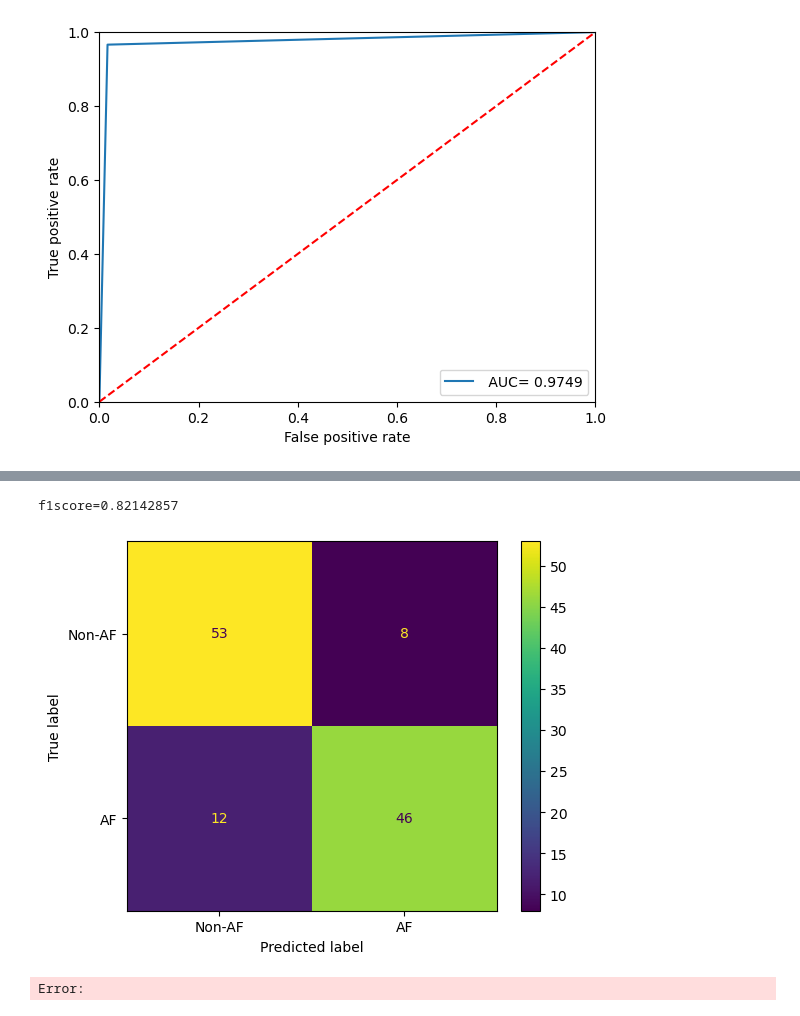
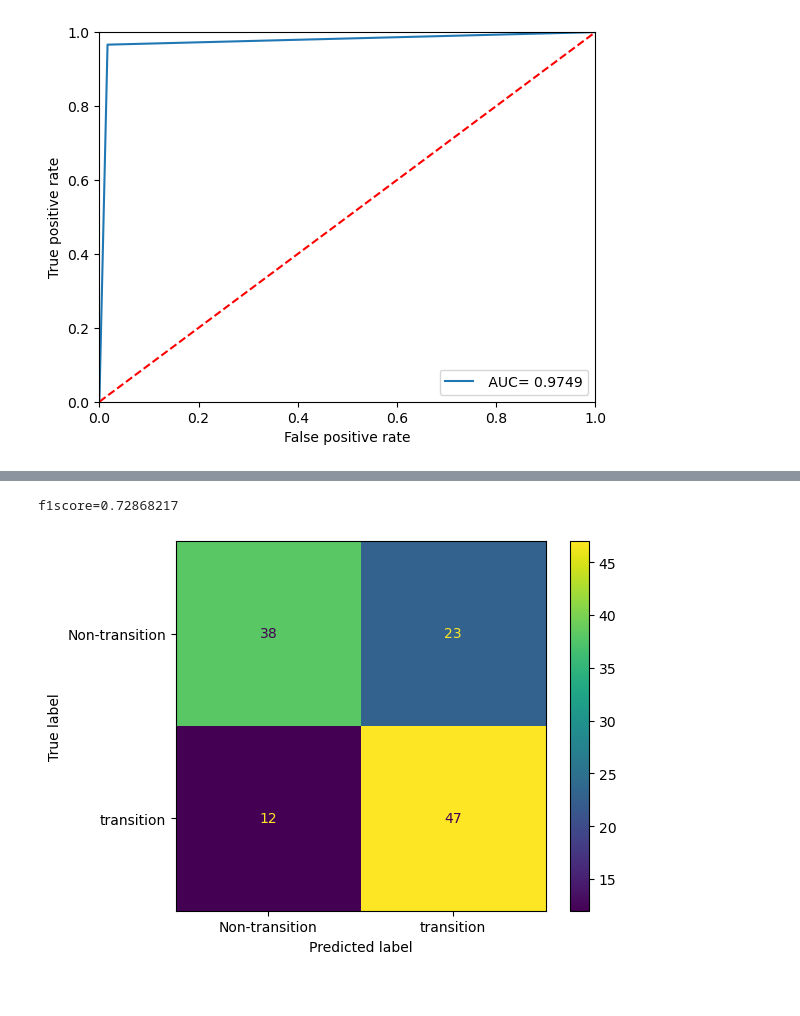
Before and after one commit to Leeyoungsup/Pathology_Hackathon, a Jupyter notebook: model_test.ipynb, the cells around one changed output, grey strips where cells are left out. Drawn from its saved outputs; the diff is of its cells as text; code cells hidden in the pictures.

```diff
--- a/model_test.ipynb
+++ b/model_test.ipynb
@@ -195,21 +184,24 @@ weighted avg       0.81      0.81      0.81       120
 # %%
-from sklearn.metrics import classification_report
+
 from sklearn.metrics import confusion_matrix
 from sklearn.metrics import ConfusionMatrixDisplay
-from sklearn.metrics import f1_score
-from copy import copy
+
 import numpy as np
-cm = confusion_matrix(total_y.cpu().argmax(axis=1),total_prob.cpu().argmax(axis=1))
-cm=np.array([[53,8],[12,46]])
+
+cm=np.array([[38,61-38],[12,47]])
 TP=cm[1,1]
 TN=cm[0,0]
 FP=cm[0,1]
 FN=cm[1,0]
+classes = ['Non-transition','transition']
+
 cm_display = ConfusionMatrixDisplay(cm,
                               display_labels=classes).plot()
+
+
+
 F1=2*TP/(2*TP+FP+FN)
 print(F'f1score={F1:.8f}')
 # %% [output]
-f1score=0.82142857
+f1score=0.72868217
-[figure, old version]
+[figure, new version]
-Error:
```
Also changed, not shown: parts of 1 cell of this notebook, 3 other files.
